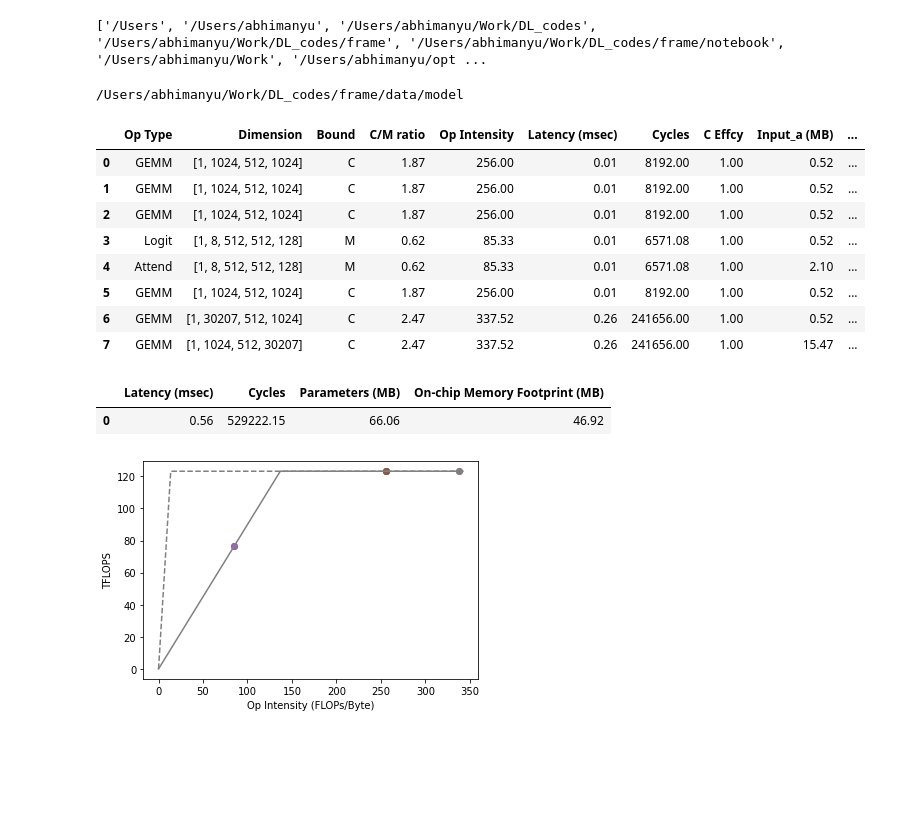
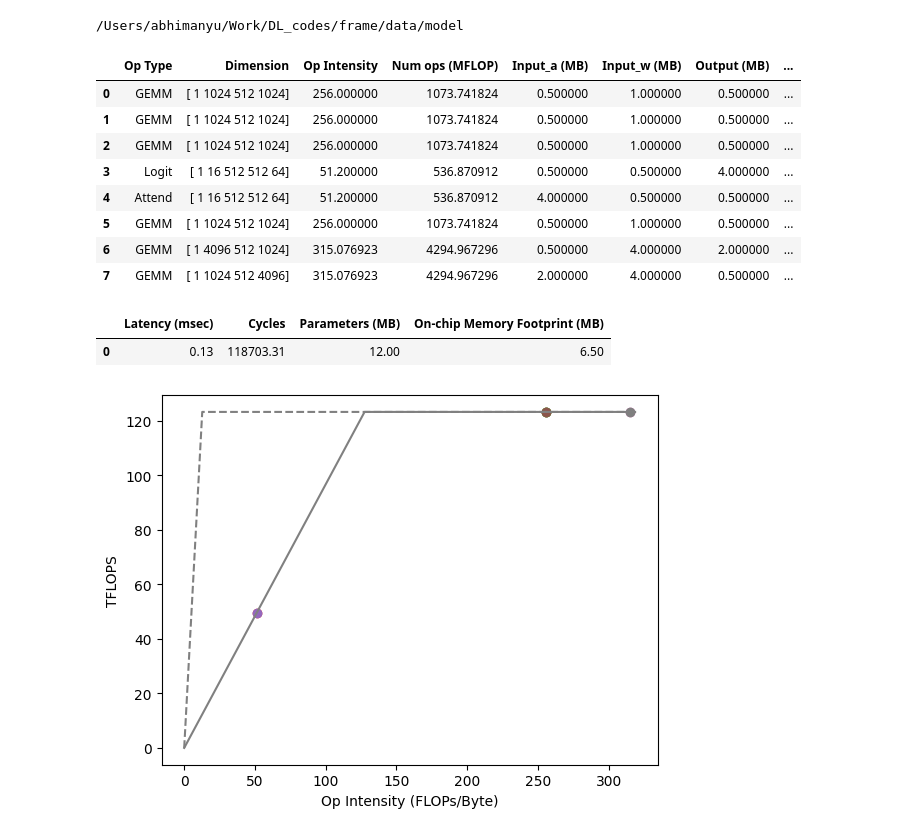
Before and after one commit to maestro-project/frame, a Jupyter notebook: notebook/dnn_accel_notebook_run_on_local.ipynb, the cells around one changed output. Saved outputs shown, nothing was run; the diff lists cells and outputs as text; code cells hidden in the pictures; blank space fills up the shorter version.

Commit message:
Updating units and display table

```diff
--- a/notebook/dnn_accel_notebook_run_on_local.ipynb
+++ b/notebook/dnn_accel_notebook_run_on_local.ipynb
@@ -17,6 +17,5 @@ import pandas as pd
 from src.analye_model import *
 import matplotlib.pyplot as plt
 pd.set_option('display.float_format', lambda x: '%.2f' % x)
-print(sys.path,module_path)
+# print(sys.path,module_path)
+from utils.display_and_plots import *
-# %% [output]
-['/Users', '/Users/abhimanyu', '/Users/abhimanyu/Work/DL_codes', '/Users/abhimanyu/Work/DL_codes/frame', '/Users/abhimanyu/Work/DL_codes/frame/notebook', '/Users/abhimanyu/Work', '/Users/abhimanyu/opt ...
@@ -40,42 +22,34 @@ def plot_roofline_background(system, max_x):
-# %%
-def dot_roofline(df):
-    max_x = max(df['Op Intensity'])
-    plot_roofline_background(system, max_x)
-    for i in range(len(df)):
-        op_intensity = df.loc[i, 'Op Intensity']
-        thrpt = df.loc[i, 'Throughput (Tflops)']
-        plt.scatter(op_intensity, thrpt)
 # %%
 
 # model = 'vgg16'
 # data_path = os.path.join(module_path,"data")
 
 # seq_len = 256
 model = 'custom_attn_vanilla'
 data_path = os.path.join(module_path,"data")
 model_path = os.path.join(data_path,"model")
 # create_model(seq_len, name=model, data_path=data_path)
 print(model_path)
 
 batch_size = 1
 unit = Unit()
 system = System(unit)
 model_df = get_model_df(model, system, unit, batch_size, data_path, sparse=False )
-display(model_df)
+display_df(model_df)
 
-dot_roofline(model_df)
+dot_roofline(model_df, system, unit)
 get_summary_table(model_df)
 # %% [output]
 /Users/abhimanyu/Work/DL_codes/frame/data/model
-|  | Op Type | Dimension | Bound | C/M ratio | Op Intensity | Latency (msec) | Cycles | C Effcy | Input_a (MB) | ... |
-| 0 | GEMM | [1, 1024, 512, 1024] | C | 1.87 | 256.00 | 0.01 | 8192.00 | 1.00 | 0.52 | ... |
-| 1 | GEMM | [1, 1024, 512, 1024] | C | 1.87 | 256.00 | 0.01 | 8192.00 | 1.00 | 0.52 | ... |
-| 2 | GEMM | [1, 1024, 512, 1024] | C | 1.87 | 256.00 | 0.01 | 8192.00 | 1.00 | 0.52 | ... |
-| 3 | Logit | [1, 8, 512, 512, 128] | M | 0.62 | 85.33 | 0.01 | 6571.08 | 1.00 | 0.52 | ... |
-| 4 | Attend | [1, 8, 512, 512, 128] | M | 0.62 | 85.33 | 0.01 | 6571.08 | 1.00 | 2.10 | ... |
-| 5 | GEMM | [1, 1024, 512, 1024] | C | 1.87 | 256.00 | 0.01 | 8192.00 | 1.00 | 0.52 | ... |
-| 6 | GEMM | [1, 30207, 512, 1024] | C | 2.47 | 337.52 | 0.26 | 241656.00 | 1.00 | 0.52 | ... |
-| 7 | GEMM | [1, 1024, 512, 30207] | C | 2.47 | 337.52 | 0.26 | 241656.00 | 1.00 | 15.47 | ... |
+|  | Op Type | Dimension | Op Intensity | Num ops (MFLOP) | Input_a (MB) | Input_w (MB) | Output (MB) | ... |
+| 0 | GEMM | [ 1 1024 512 1024] | 256.000000 | 1073.741824 | 0.500000 | 1.000000 | 0.500000 | ... |
+| 1 | GEMM | [ 1 1024 512 1024] | 256.000000 | 1073.741824 | 0.500000 | 1.000000 | 0.500000 | ... |
+| 2 | GEMM | [ 1 1024 512 1024] | 256.000000 | 1073.741824 | 0.500000 | 1.000000 | 0.500000 | ... |
+| 3 | Logit | [ 1 16 512 512 64] | 51.200000 | 536.870912 | 0.500000 | 0.500000 | 4.000000 | ... |
+| 4 | Attend | [ 1 16 512 512 64] | 51.200000 | 536.870912 | 4.000000 | 0.500000 | 0.500000 | ... |
+| 5 | GEMM | [ 1 1024 512 1024] | 256.000000 | 1073.741824 | 0.500000 | 1.000000 | 0.500000 | ... |
+| 6 | GEMM | [ 1 4096 512 1024] | 315.076923 | 4294.967296 | 0.500000 | 4.000000 | 2.000000 | ... |
+| 7 | GEMM | [ 1 1024 512 4096] | 315.076923 | 4294.967296 | 2.000000 | 4.000000 | 0.500000 | ... |
 |  | Latency (msec) | Cycles | Parameters (MB) | On-chip Memory Footprint (MB) |
-| 0 | 0.56 | 529222.15 | 66.06 | 46.92 |
+| 0 | 0.13 | 118703.31 | 12.00 | 6.50 |
-[figure, old version]
+[figure, new version]
```
Also changed, not shown: parts of 1 cell of this notebook, 5 other files.
